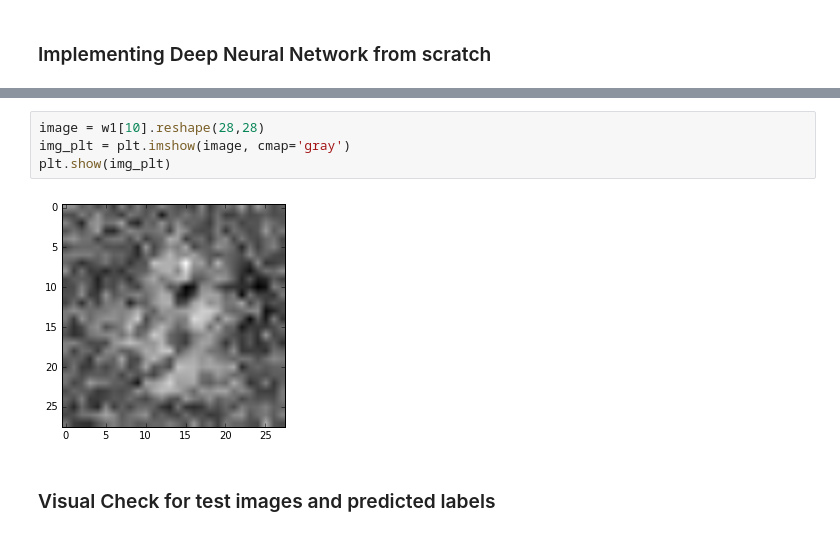
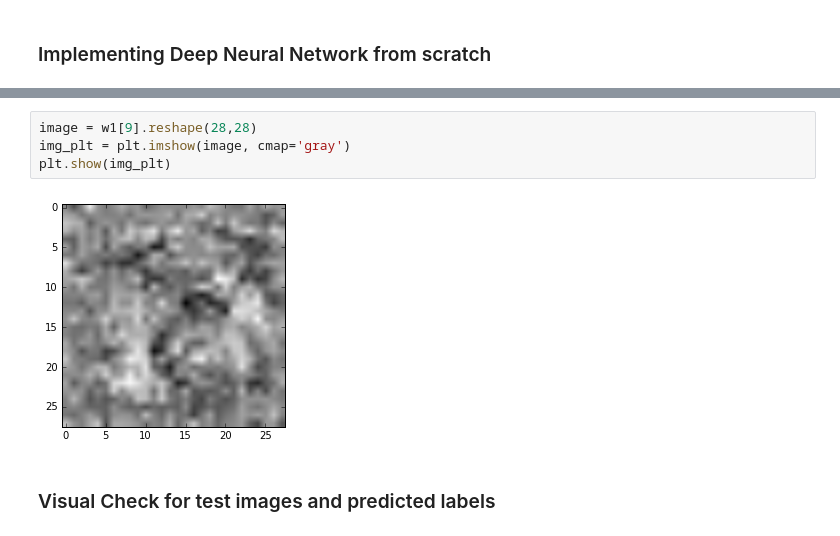
Before and after one commit to ArkAung/DNNfs, a Jupyter notebook: DNNFS testbed.ipynb, the cells around one changed output, grey strips where cells are left out. Saved outputs shown, nothing was run; the diff lists cells and outputs as text.

```diff
--- a/DNNFS testbed.ipynb
+++ b/DNNFS testbed.ipynb
@@ -231,9 +274,9 @@ Testing cost:  0.121827934223
 # %%
-image = w1[10].reshape(28,28)
+image = w1[9].reshape(28,28)
 img_plt = plt.imshow(image, cmap='gray')
 plt.show(img_plt)
 # %% [output]
-[figure, old version]
+[figure, new version]
 # %% [markdown]
 <h3>Visual Check for test images and predicted labels</h3>
 # %%
```
Also changed, not shown: parts of 6 cells of this notebook.
